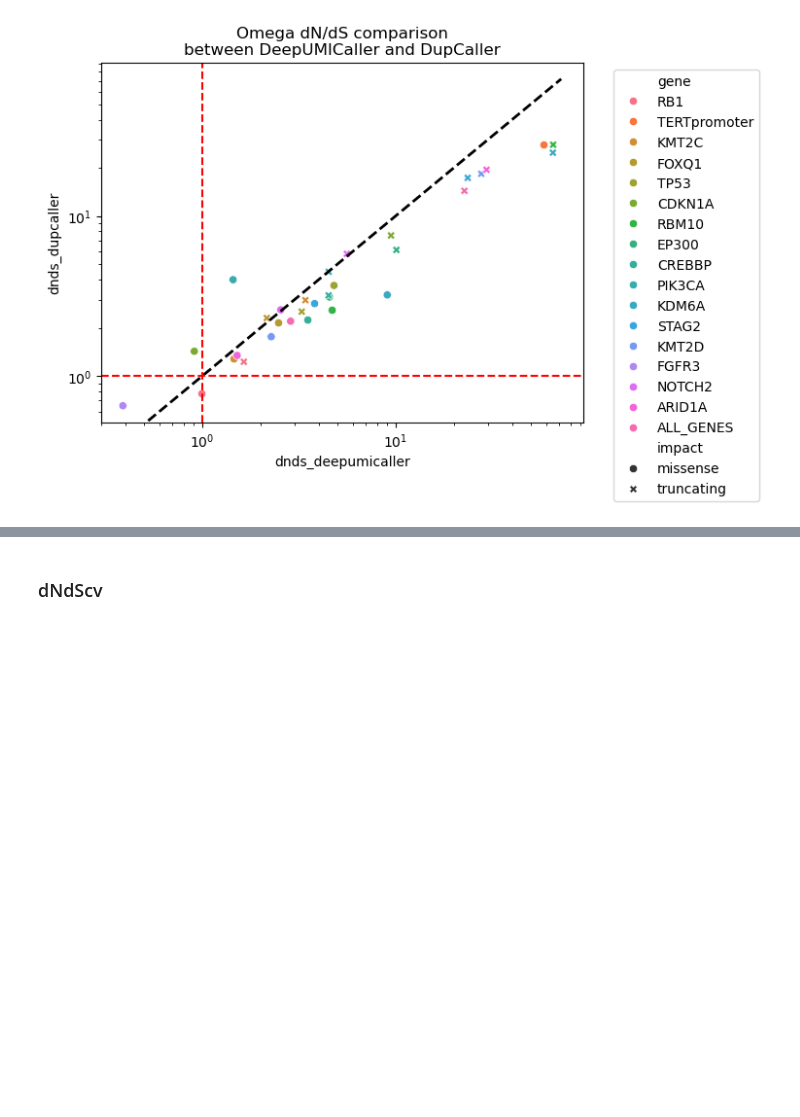
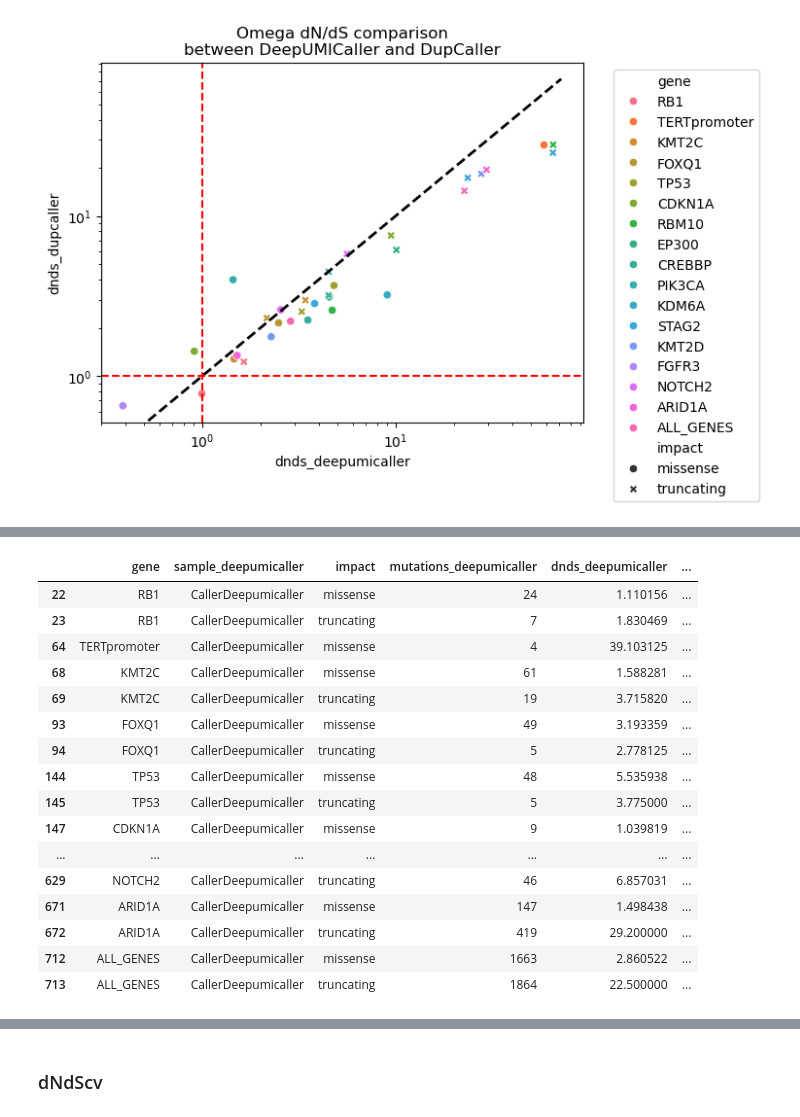
Before and after one commit to bbglab/DeepClone_protocol, a Jupyter notebook: supplementary/extended3/scripts/comparedNdS_updated.ipynb, the cells around one changed output, grey strips where cells are left out. Drawn from its saved outputs; the diff is of its cells as text; code cells hidden in the pictures; blank space fills up the shorter version.

```diff
--- a/supplementary/extended3/scripts/comparedNdS_updated.ipynb
+++ b/supplementary/extended3/scripts/comparedNdS_updated.ipynb
@@ -88,0 +101,31 @@ plt.show()
+# %%
+reduced_omegas_deepumicaller = omegas[(omegas["sample"].isin(['CallerDeepumicaller']))
+                        & (omegas["impact"].isin(['missense', 'truncating']))
+                        ]
+reduced_omegas_dupcaller = omegas[(omegas["sample"].isin(['CallerDupcaller']))
+                        & (omegas["impact"].isin(['missense', 'truncating']))
+                        ]
+
+reduced_omegas = reduced_omegas_deepumicaller.merge(reduced_omegas_dupcaller, on = ["gene", "impact"], suffixes=('_deepumicaller', '_dupcaller'))
+# reduced_omegas = reduced_omegas[~(reduced_omegas["gene"].str.contains("--exon"))]
+reduced_omegas = reduced_omegas[~(reduced_omegas["gene"].str.contains("--"))]
+
+reduced_omegas
+# %% [output]
+|  | gene | sample_deepumicaller | impact | mutations_deepumicaller | dnds_deepumicaller | ... |
+| 22 | RB1 | CallerDeepumicaller | missense | 24 | 1.110156 | ... |
+| 23 | RB1 | CallerDeepumicaller | truncating | 7 | 1.830469 | ... |
+| 64 | TERTpromoter | CallerDeepumicaller | missense | 4 | 39.103125 | ... |
+| 68 | KMT2C | CallerDeepumicaller | missense | 61 | 1.588281 | ... |
+| 69 | KMT2C | CallerDeepumicaller | truncating | 19 | 3.715820 | ... |
+| 93 | FOXQ1 | CallerDeepumicaller | missense | 49 | 3.193359 | ... |
+| 94 | FOXQ1 | CallerDeepumicaller | truncating | 5 | 2.778125 | ... |
+| 144 | TP53 | CallerDeepumicaller | missense | 48 | 5.535938 | ... |
+| 145 | TP53 | CallerDeepumicaller | truncating | 5 | 3.775000 | ... |
+| 147 | CDKN1A | CallerDeepumicaller | missense | 9 | 1.039819 | ... |
+| ... | ... | ... | ... | ... | ... | ... |
+| 629 | NOTCH2 | CallerDeepumicaller | truncating | 46 | 6.857031 | ... |
+| 671 | ARID1A | CallerDeepumicaller | missense | 147 | 1.498438 | ... |
+| 672 | ARID1A | CallerDeepumicaller | truncating | 419 | 29.200000 | ... |
+| 712 | ALL_GENES | CallerDeepumicaller | missense | 1663 | 2.860522 | ... |
+| 713 | ALL_GENES | CallerDeepumicaller | truncating | 1864 | 22.500000 | ... |
```
Also changed, not shown: parts of 14 cells of this notebook.
